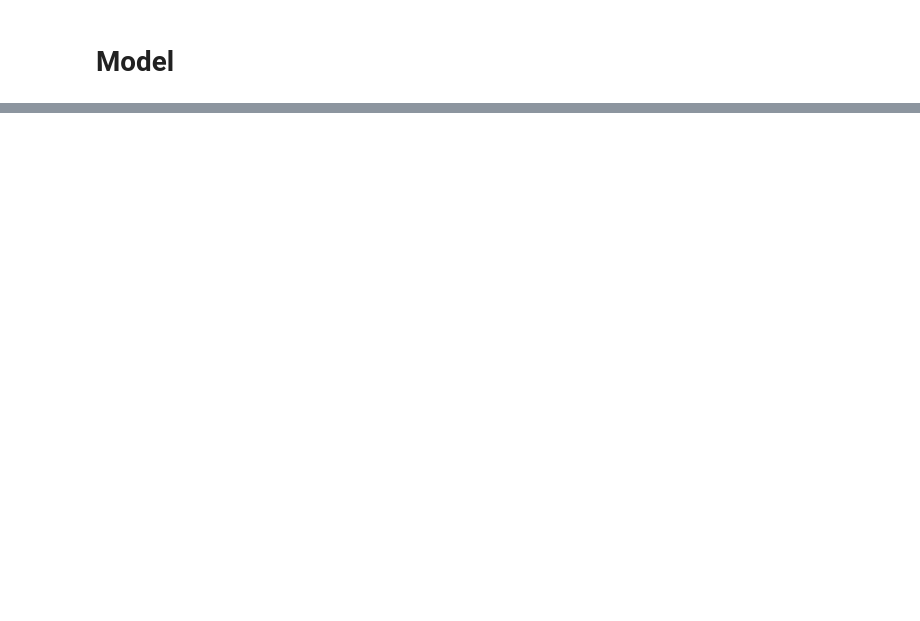
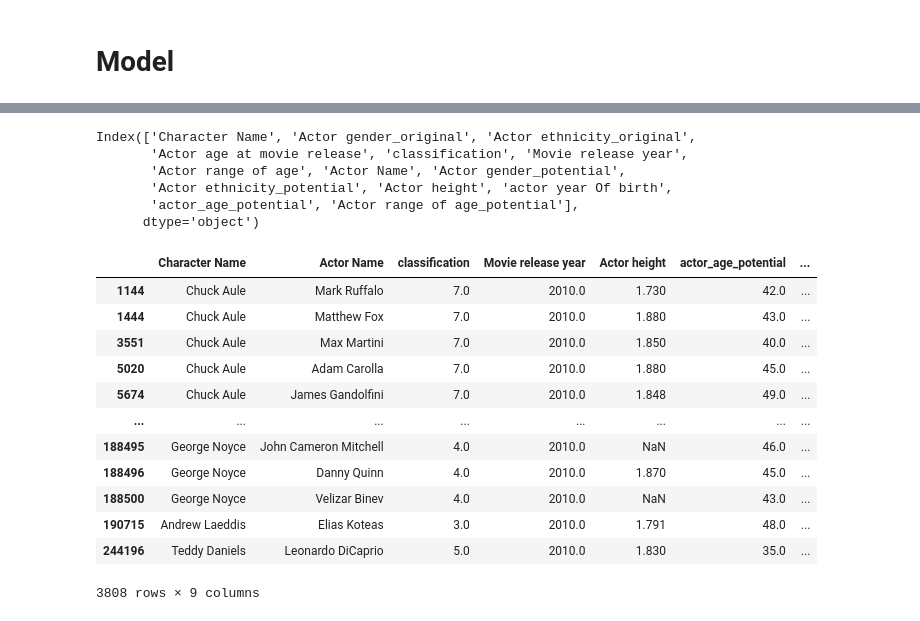
Before and after one commit to epfl-ada/ada-2022-project-cnxtn, a Jupyter notebook: rating_prediction_model.ipynb, the cells around one changed output, grey strips where cells are left out. Saved outputs shown, nothing was run; the diff lists cells and outputs as text; code cells hidden in the pictures; blank space fills up the shorter version.

```diff
--- a/rating_prediction_model.ipynb
+++ b/rating_prediction_model.ipynb
@@ -222,0 +329,5 @@ model.model.formula
+# %%
+## keep same gender
+potential_actors = potential_actors[potential_actors['Actor gender_original'] == potential_actors['Actor gender_potential']]
+# potential_actors.drop(columns = ['Actor gender_original'])
+potential_actors
@@ -222,0 +348,4 @@ model.model.formula
+# %%
+# keep same ethnicity if possible
+potential_actors =potential_actors[ (potential_actors['Actor ethnicity_original'].isna())|(potential_actors['Actor ethnicity_original'] == potential_actors['Actor ethnicity_potential'])]
+potential_actors
@@ -222,0 +366,35 @@ model.model.formula
+# %%
+# keep same age range at movie release
+potential_actors['actor_age_potential'] = potential_actors['Movie release year'] -potential_actors['actor year Of birth']
+potential_actors['Actor range of age_potential'] =potential_actors['actor_age_potential'].map(lambda x: x // 10)
+potential_actors = potential_actors[potential_actors['Actor range of age'] == potential_actors['Actor range of age_potential']]
+# %%
+potential_actors.columns
+# %% [output]
+Index(['Character Name', 'Actor gender_original', 'Actor ethnicity_original',
+       'Actor age at movie release', 'classification', 'Movie release year',
+       'Actor range of age', 'Actor Name', 'Actor gender_potential',
+       'Actor ethnicity_potential', 'Actor height', 'actor year Of birth',
+       'actor_age_potential', 'Actor range of age_potential'],
+      dtype='object')
+# %%
+filtered_potential_actors = potential_actors[['Character Name','Actor Name','classification','Movie release year','Actor height','actor_age_potential']]
+filtered_potential_actors['nominations'] = filtered_potential_actors[['Actor Name','Movie release year']].apply(lambda x: count_previous_nominations(x[0],x[1],oscar_nominees),axis=1)
+filtered_potential_actors['wins'] = filtered_potential_actors[['Actor Name','Movie release year']].apply(lambda x: count_previous_wins(x[0],x[1],oscar_nominees),axis=1)
+filtered_potential_actors['sameCharacterCount'] = filtered_potential_actors[['Actor Name','Movie release year','classification']].apply(lambda x: count_similar_previous_roles(x[0],x[1],x[2],final_characters),axis=1)
+# %%
+filtered_potential_actors
+# %% [output]
+|  | Character Name | Actor Name | classification | Movie release year | Actor height | actor_age_potential | ... |
+| 1144 | Chuck Aule | Mark Ruffalo | 7.0 | 2010.0 | 1.730 | 42.0 | ... |
+| 1444 | Chuck Aule | Matthew Fox | 7.0 | 2010.0 | 1.880 | 43.0 | ... |
+| 3551 | Chuck Aule | Max Martini | 7.0 | 2010.0 | 1.850 | 40.0 | ... |
+| 5020 | Chuck Aule | Adam Carolla | 7.0 | 2010.0 | 1.880 | 45.0 | ... |
+| 5674 | Chuck Aule | James Gandolfini | 7.0 | 2010.0 | 1.848 | 49.0 | ... |
+| ... | ... | ... | ... | ... | ... | ... | ... |
+| 188495 | George Noyce | John Cameron Mitchell | 4.0 | 2010.0 | NaN | 46.0 | ... |
+| 188496 | George Noyce | Danny Quinn | 4.0 | 2010.0 | 1.870 | 45.0 | ... |
+| 188500 | George Noyce | Velizar Binev | 4.0 | 2010.0 | NaN | 43.0 | ... |
+| 190715 | Andrew Laeddis | Elias Koteas | 3.0 | 2010.0 | 1.791 | 48.0 | ... |
+| 244196 | Teddy Daniels | Leonardo DiCaprio | 5.0 | 2010.0 | 1.830 | 35.0 | ... |
+3808 rows × 9 columns
```
Also changed, not shown: parts of 18 cells of this notebook.
